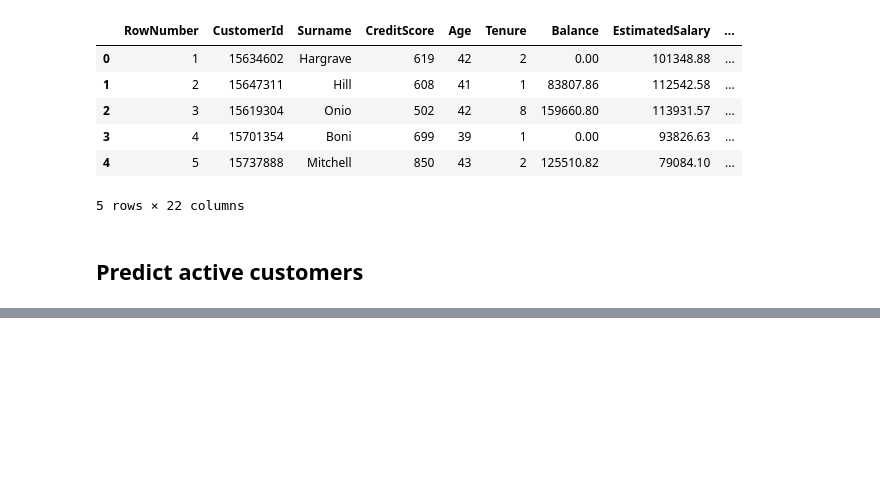
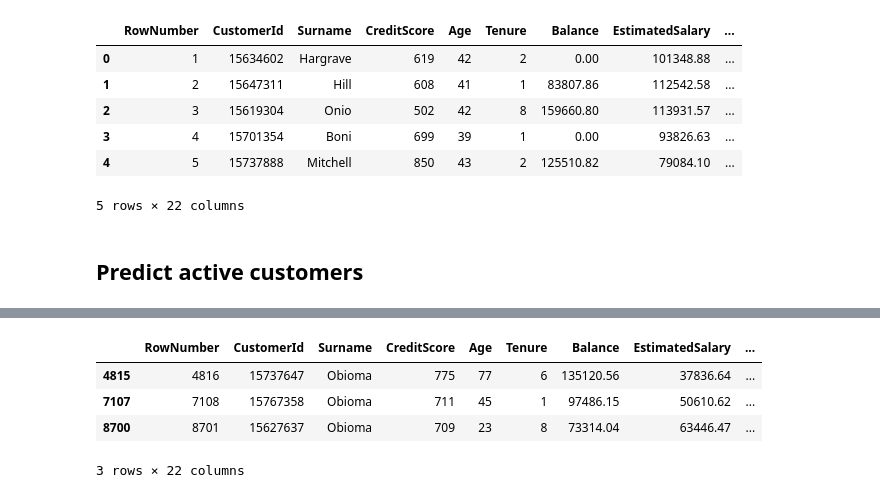
Before and after one commit to sophieanalytics/sophie-phung-projects, a Jupyter notebook: 2. Machine Learning/0. Survival analysis/survival_analysis.ipynb, the cells around one changed output, grey strips where cells are left out. Cells and saved outputs as stored; diff of their text form; code cells hidden in the pictures; blank space fills up the shorter version.

```diff
--- a/2. Machine Learning/0. Survival analysis/survival_analysis.ipynb
+++ b/2. Machine Learning/0. Survival analysis/survival_analysis.ipynb
@@ -454,0 +473,8 @@ new_data.sort_values(by='risk_score', ascending = False).head(10)
+# %%
+df[df['Surname'] == 'Obioma']
+# %% [output]
+|  | RowNumber | CustomerId | Surname | CreditScore | Age | Tenure | Balance | EstimatedSalary | ... |
+| 4815 | 4816 | 15737647 | Obioma | 775 | 77 | 6 | 135120.56 | 37836.64 | ... |
+| 7107 | 7108 | 15767358 | Obioma | 711 | 45 | 1 | 97486.15 | 50610.62 | ... |
+| 8700 | 8701 | 15627637 | Obioma | 709 | 23 | 8 | 73314.04 | 63446.47 | ... |
+3 rows × 22 columns
```
Also changed, not shown: parts of 13 cells of this notebook, 4 other files.
